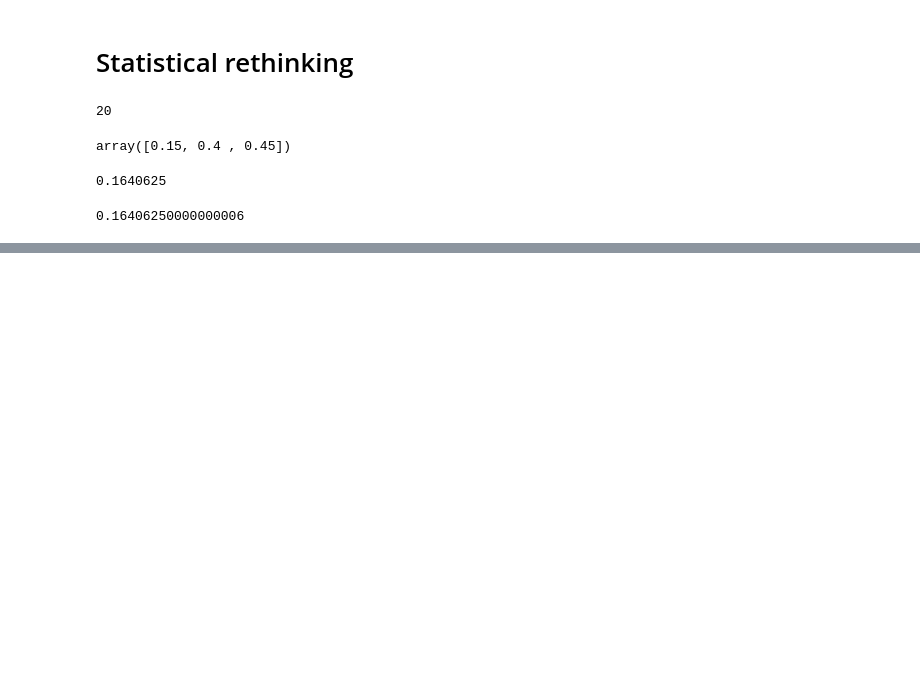
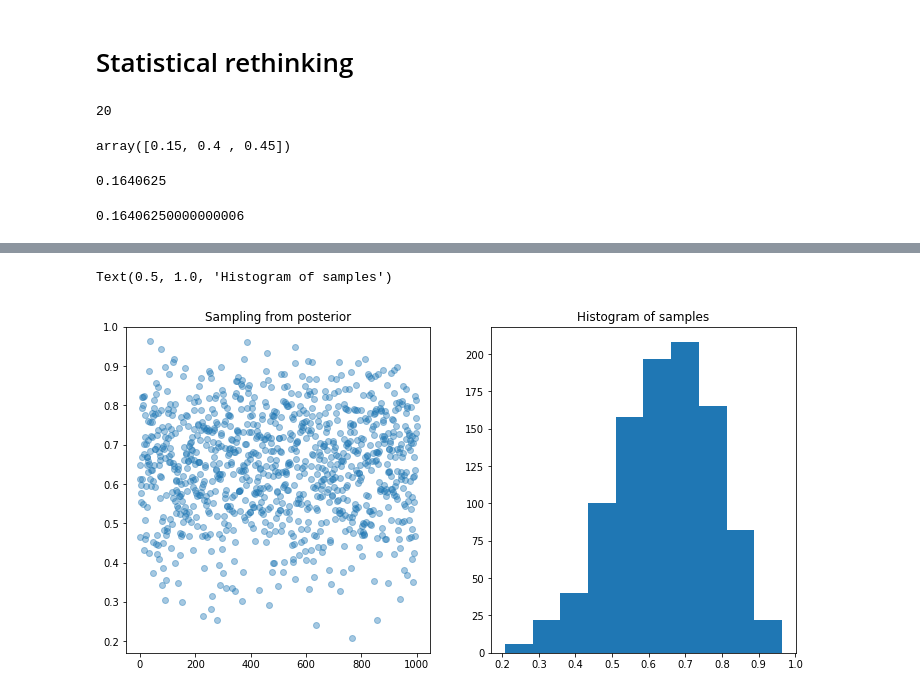
Before and after one commit to Sparrow0hawk/statistical-rethinking, a Jupyter notebook: notebooks/statistical_rethinking01.ipynb, the cells around one changed output, grey strips where cells are left out. Cells and saved outputs as stored; diff of their text form; code cells hidden in the pictures; blank space fills up the shorter version.

```diff
--- a/notebooks/statistical_rethinking01.ipynb
+++ b/notebooks/statistical_rethinking01.ipynb
@@ -66,0 +61,14 @@ plt.plot(posterior)
+# %%
+# randomly sample from our grid approx posterior
+
+samples = np.random.choice(grid,size=(1000,), replace=True, p=posterior)
+
+
+fig, (ax1, ax2) = plt.subplots(1, 2, figsize=(12,6))
+ax1.scatter(y=samples, x=range(0,len(samples)), alpha=0.4)
+ax1.set_title("Sampling from posterior")
+ax2.hist(samples)
+ax2.set_title("Histogram of samples")
+# %% [output]
+Text(0.5, 1.0, 'Histogram of samples')
+[figure, added]
```
Also changed, not shown: parts of 11 cells of this notebook.
